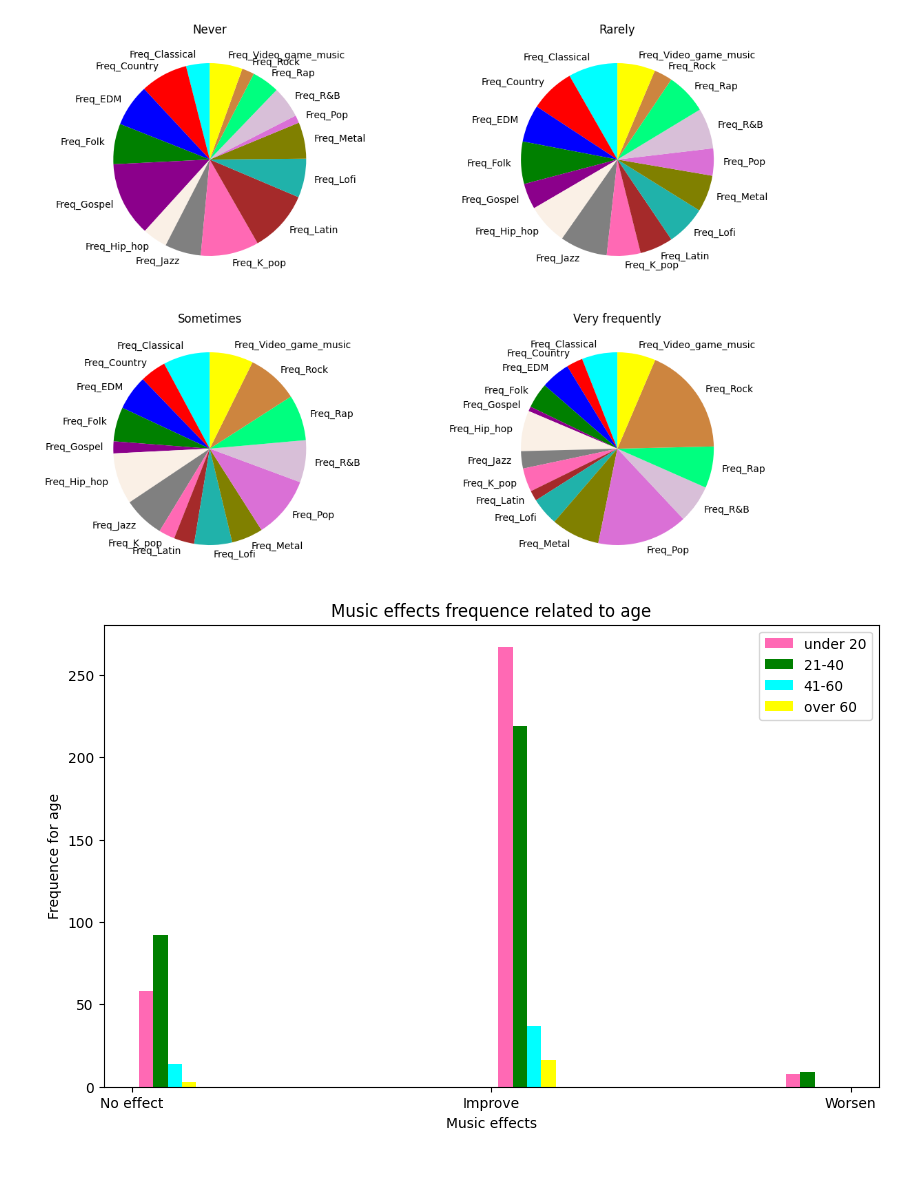
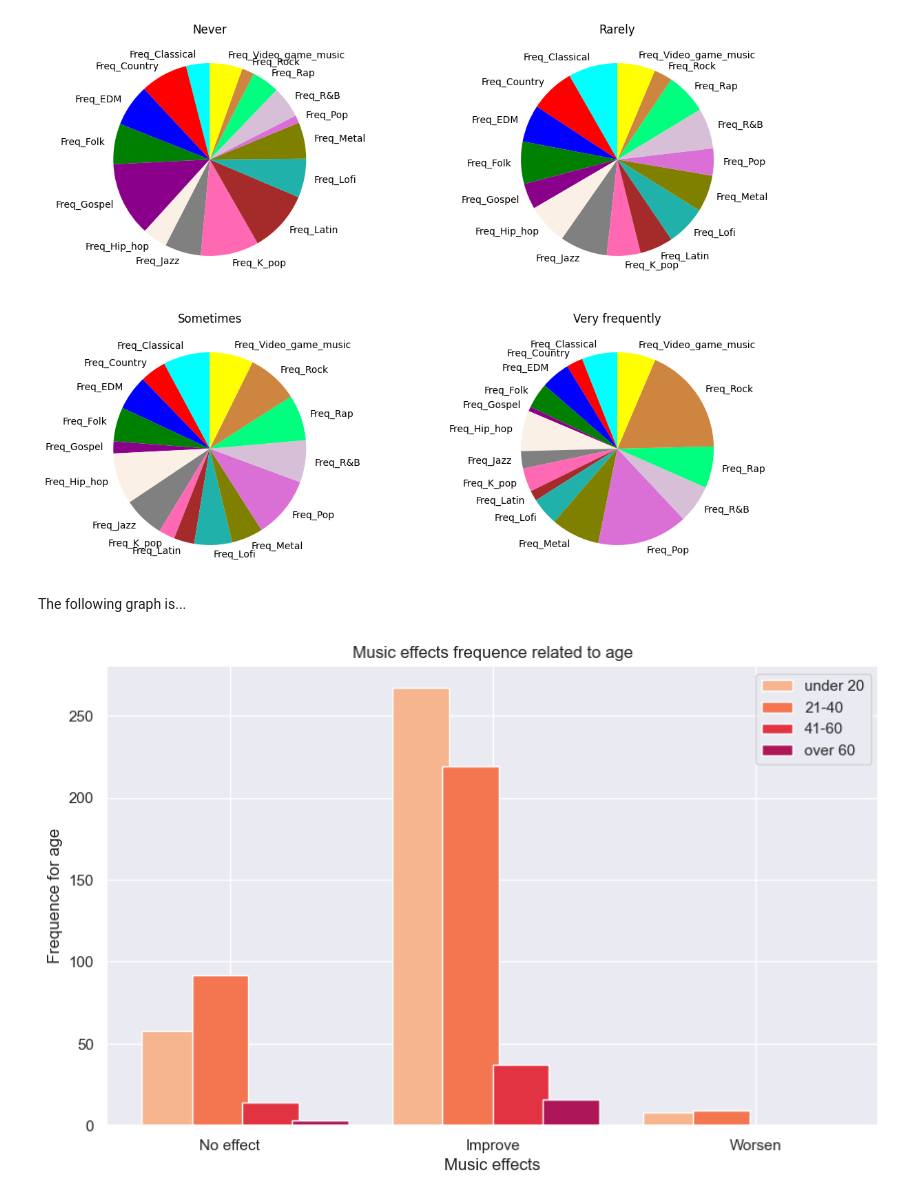
Before and after one commit to alessiasanfelici/Programming-2022-2023, a Jupyter notebook: Project_Programming (1).ipynb, the cells around one changed output. Drawn from its saved outputs; the diff is of its cells as text; code cells hidden in the pictures; blank space fills up the shorter version.

```diff
--- a/Project_Programming (1).ipynb
+++ b/Project_Programming (1).ipynb
@@ -169,6 +169,9 @@ music_health_df["Music_effects"] = music_health_df["Music_effects"].astype(int)
 # %%
 music_health_df[music_health_df.columns[0:2]] = music_health_df[music_health_df.columns[0:2]].astype(int)
 music_health_df[music_health_df.columns[23:27]] = music_health_df[music_health_df.columns[23:27]].astype(int)
+# %%
+music_health_df.index = [x for x in range(len(music_health_df.index))]
+#replacing the indexes of the rows of the dataset, starting from 0
 # %%
 music_health_df.head()
 # %% [output]
@@ -319,6 +323,8 @@ axs[1,1].title.set_text("Very frequently")
 plt.show()
 # %% [output]
 [figure]
+# %% [markdown]
+The following graph is...
 # %%
 #creation of masks to create groups according to the age of the people
 mask_1 = (music_health_df["Age"] < 20) | (music_health_df["Age"] == 20)
@@ -331,16 +337,17 @@ music_health_df.loc[mask_1,"Age_group"] = "under 20"
 music_health_df.loc[mask_2, "Age_group"] = "21-40"
 music_health_df.loc[mask_3, "Age_group"] = "41-60"
 music_health_df.loc[mask_4, "Age_group"] = "over 60"
+# %%
+x = [music_health_df.loc[music_health_df["Age_group"] == "under 20","Music_effects"], music_health_df.loc[music_health_df["Age_group"] == "21-40","Music_effects"],
+music_health_df.loc[music_health_df["Age_group"] == "41-60","Music_effects"], music_health_df.loc[music_health_df["Age_group"] == "over 60","Music_effects"]]
 # %%
 plt.figure(figsize = (10,6))
-plt.hist([music_health_df.loc[music_health_df["Age_group"] == "under 20","Music_effects"], music_health_df.loc[music_health_df["Age_group"] == "21-40","Music_effects"],
-music_health_df.loc[music_health_df["Age_group"] == "41-60","Music_effects"], music_health_df.loc[music_health_df["Age_group"] == "over 60","Music_effects"]],
-color = ["hotpink", "green", "Aqua", "Yellow"], label = ["under 20", "21-40", "41-60", "over 60"])
+plt.hist(x, bins = 3, label = ["under 20", "21-40", "41-60", "over 60"], width = 0.15, color = sns.color_palette("rocket")[-1:-5:-1])
+plt.xticks([0.3,1,1.7], ["No effect", "Improve", "Worsen"])
 plt.xlabel("Music effects")
 plt.ylabel("Frequence for age")
 plt.title("Music effects frequence related to age")
-plt.xticks([0,1,2], ["No effect", "Improve", "Worsen"])
 plt.legend()
 plt.show()
 # %% [output]
-[figure, old version]
+[figure, new version]
```
Also changed, not shown: parts of 9 cells of this notebook, 1 other file.
